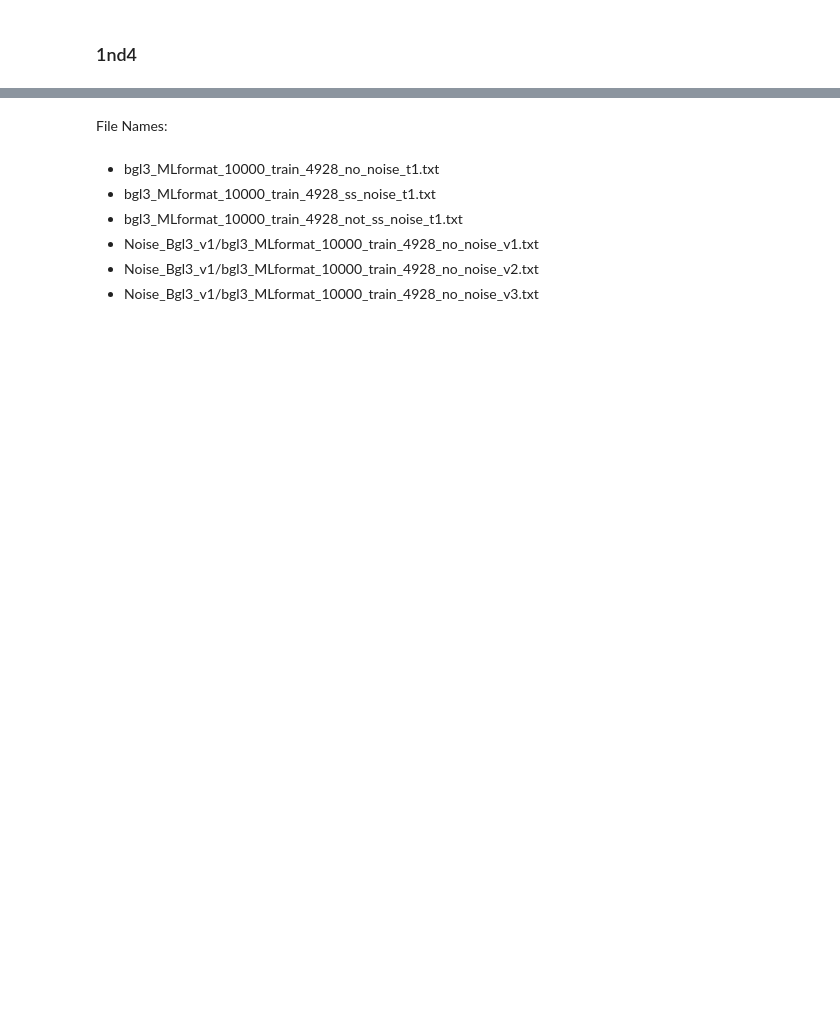
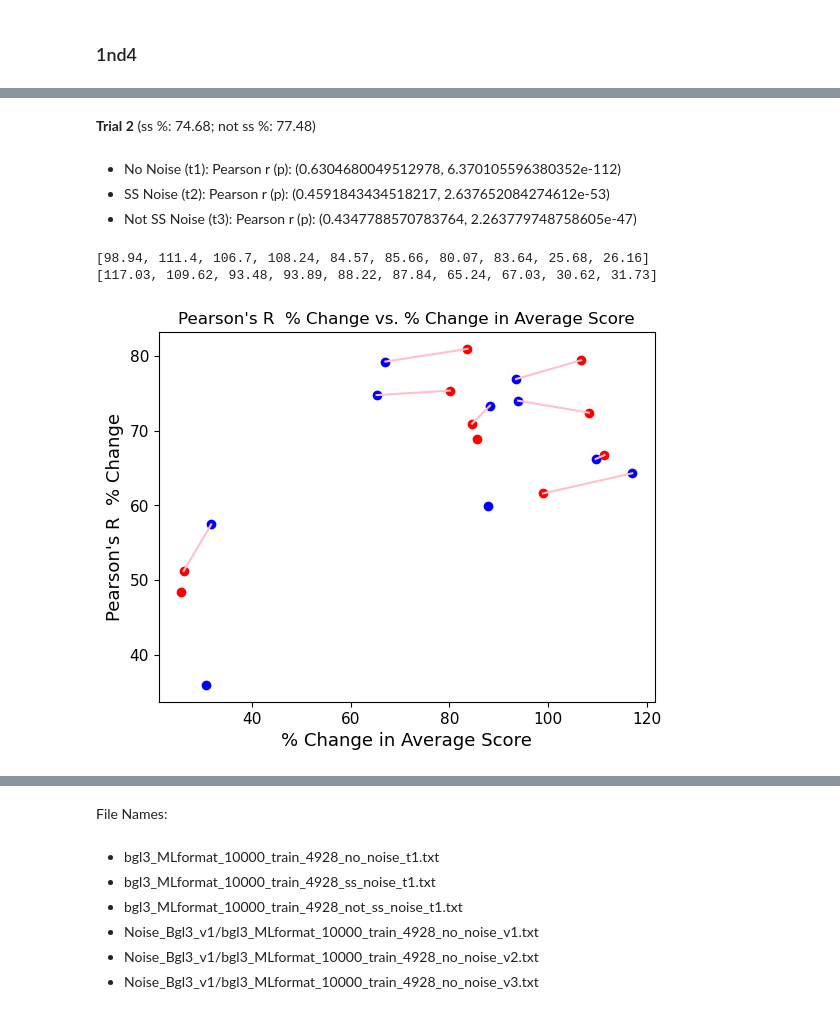
Before and after one commit to deeptiaa/secondary-structure-CNN-learning, a Jupyter notebook: Jupyter Notebooks/Run Results and Plots.ipynb, the cells around one changed output, grey strips where cells are left out. Cells and saved outputs as stored; diff of their text form; code cells hidden in the pictures; blank space fills up the shorter version.

Commit message:
running trials for version 2 of part 1

```diff
--- a/Jupyter Notebooks/Run Results and Plots.ipynb
+++ b/Jupyter Notebooks/Run Results and Plots.ipynb
@@ -3444,3 +3521,13 @@ Files Used:
 - No Noise (t1): Pearson r (p): (0.9617881057316293, 0.0)
 - SS Noise (t2): Pearson r (p): (0.7188527847302719, 0.0)
 - Not SS Noise (t3): Pearson r (p): (0.7619459349389786, 0.0)
+# %%
+noise7 = ((0.7232400184719788 - 0.9598594601455931)/0.9598594601455931)*100
+no_noise7 = ((0.7766663222437333 - 0.9598594601455931)/0.9598594601455931)*100
+noise8 = ((0.7188527847302719 - 0.9617881057316293)/0.9617881057316293)*100
+no_noise8 = ((0.7619459349389786 - 0.9617881057316293)/0.9617881057316293)*100
+
+print(noise7)
+print(no_noise7)
+print(noise8)
+print(no_noise8)
@@ -3482,0 +3575,10 @@ Files Used:
+# %%
+noise9 = ((0.4494699013022746 - 0.9279302639148272)/0.9279302639148272)*100
+no_noise9 = ((0.47538240212410793 - 0.9279302639148272)/0.9279302639148272)*100
+noise10 = ((0.3373188380176587 - 0.9370308973863455)/0.9370308973863455)*100
+no_noise10 = ((0.5383344184161961 - 0.9370308973863455)/0.9370308973863455)*100
+
+print(noise9)
+print(no_noise9)
+print(noise10)
+print(no_noise10)
@@ -3498,0 +3622,57 @@ Files Used:
+# %% [markdown]
+**Trial 2** (ss %: 74.68; not ss %: 77.48)
+# %% [markdown]
+- No Noise (t1): Pearson r (p): (0.6304680049512978, 6.370105596380352e-112)
+- SS Noise (t2): Pearson r (p): (0.4591843434518217, 2.637652084274612e-53)
+- Not SS Noise (t3): Pearson r (p): (0.4347788570783764, 2.263779748758605e-47)
+# %%
+perc_change_avg_all = [117.03, 98.94, 109.62, 111.40, 93.48, 106.70, 93.89, 108.24, 88.22, 84.57, 87.84, 85.66, 65.24,
+                           80.07, 67.03, 83.64, 30.62, 25.68, 31.73, 26.16]
+perc_change_avg_ss = perc_change_avg_all[1::2]
+perc_change_avg_not_ss = perc_change_avg_all[::2]
+print(perc_change_avg_ss)
+print(perc_change_avg_not_ss)
+# %% [output]
+[98.94, 111.4, 106.7, 108.24, 84.57, 85.66, 80.07, 83.64, 25.68, 26.16]
+[117.03, 109.62, 93.48, 93.89, 88.22, 87.84, 65.24, 67.03, 30.62, 31.73]
+# %%
+pearson_r_perc_all = [noise1, no_noise1, noise2, no_noise2, noise3, no_noise3, noise4, no_noise4, noise5, no_noise5,
+                      noise6, no_noise6, noise7, no_noise7, noise8, no_noise8, noise9, no_noise9, noise10, no_noise10]
+
+pearson_r_perc_ss = np.array([noise1, no_noise1,noise3, no_noise3,noise5, no_noise5, noise7, no_noise7, noise9, no_noise9])
+pearson_r_perc_not_ss = np.array([noise2, no_noise2,noise4, no_noise4,noise6, no_noise6, noise8, no_noise8, noise10, no_noise10])
+
+perc_change_avg_all = [117.03, 98.94, 109.62, 111.40, 93.48, 106.70, 93.89, 108.24, 88.22, 84.57, 87.84, 85.66, 65.24,
+                           80.07, 67.03, 83.64, 30.62, 25.68, 31.73, 26.16]
+perc_change_avg_ss = perc_change_avg_all[1::2]
+perc_change_avg_not_ss = perc_change_avg_all[::2]
+perc_change_avg_ss = np.array(perc_change_avg_ss)
+perc_change_avg_not_ss = np.array(perc_change_avg_not_ss)
+
+
+plt.title('Pearson\'s R  % Change vs. % Change in Average Score')
+plt.xlabel("% Change in Average Score", fontsize=13)
+plt.xticks(fontsize=11)
+# plt.xlim(left=0.4, right=1.0)
+plt.ylabel("Pearson\'s R  % Change", fontsize=13)
+plt.yticks(fontsize=11)
+# plt.ylim(top=0.8, bottom=0.2)
+
+plt.scatter(perc_change_avg_ss, pearson_r_perc_ss, c='red')
+plt.scatter(perc_change_avg_not_ss, pearson_r_perc_not_ss, c='blue' )
+plt.plot([perc_change_avg_ss[0], perc_change_avg_not_ss[0]], [pearson_r_perc_ss[0], pearson_r_perc_not_ss[0]], color = 'pink')
+plt.plot([perc_change_avg_ss[1], perc_change_avg_not_ss[1]], [pearson_r_perc_ss[1], pearson_r_perc_not_ss[1]], color = 'pink')
+plt.plot([perc_change_avg_ss[2], perc_change_avg_not_ss[2]], [pearson_r_perc_ss[2], pearson_r_perc_not_ss[2]], color = 'pink')
+plt.plot([perc_change_avg_ss[3], perc_change_avg_not_ss[3]], [pearson_r_perc_ss[3], pearson_r_perc_not_ss[3]], color = 'pink')
+plt.plot([perc_change_avg_ss[4], perc_change_avg_not_ss[4]], [pearson_r_perc_ss[4], pearson_r_perc_not_ss[4]], color = 'pink')
+# plt.plot([perc_change_avg_ss[5], perc_change_avg_not_ss[5]], [pearson_r_perc_ss[5], pearson_r_perc_not_ss[5]], color = 'pink')
+plt.plot([perc_change_avg_ss[6], perc_change_avg_not_ss[6]], [pearson_r_perc_ss[6], pearson_r_perc_not_ss[6]], color = 'pink')
+plt.plot([perc_change_avg_ss[7], perc_change_avg_not_ss[7]], [pearson_r_perc_ss[7], pearson_r_perc_not_ss[7]], color = 'pink')
+# plt.plot([perc_change_avg_ss[8], perc_change_avg_not_ss[8]], [pearson_r_perc_ss[8], pearson_r_perc_not_ss[8]], color = 'pink')
+plt.plot([perc_change_avg_ss[9], perc_change_avg_not_ss[9]], [pearson_r_perc_ss[9], pearson_r_perc_not_ss[9]], color = 'pink')
+
+# connectpoints(perc_change_avg_ss, pearson_r_perc_ss, 0, 0)
+
+plt.show()
+# %% [output]
+[figure, added]
```
Also changed, not shown: parts of 63 cells of this notebook, 28 other files.
